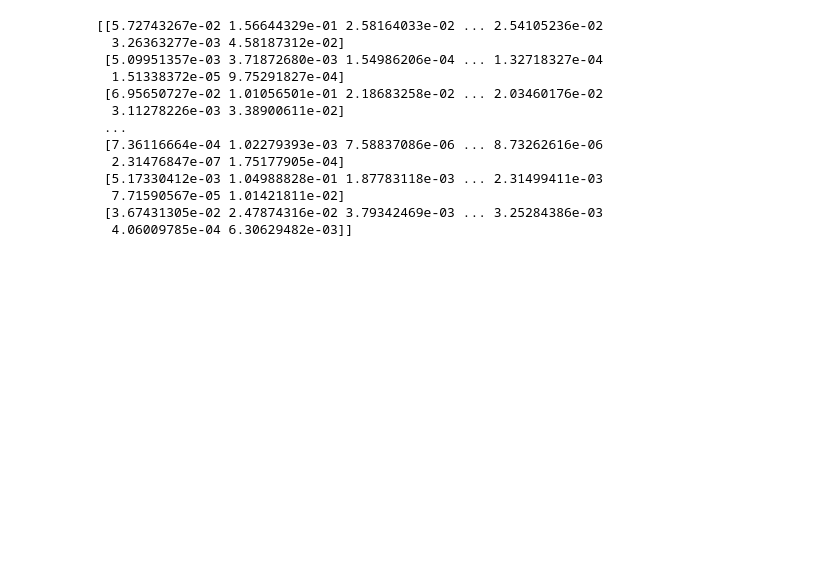
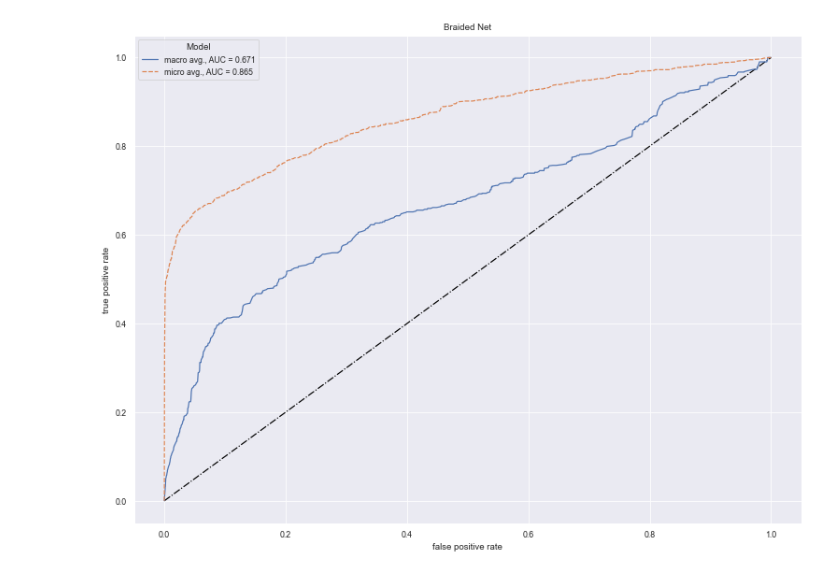
Before and after one commit to hillce/Meta_T1, a Jupyter notebook: braided_testing.ipynb, the cells around one changed output. Cells and saved outputs as stored; diff of their text form; code cells hidden in the pictures; blank space fills up the shorter version.

```diff
--- a/braided_testing.ipynb
+++ b/braided_testing.ipynb
@@ -146,16 +286,62 @@ pdff35 Only one class present in y_true. ROC AUC score is not defined in that ca
-# %%
-print(pred)
-# %% [output]
-[[5.72743267e-02 1.56644329e-01 2.58164033e-02 ... 2.54105236e-02
-  3.26363277e-03 4.58187312e-02]
- [5.09951357e-03 3.71872680e-03 1.54986206e-04 ... 1.32718327e-04
-  1.51338372e-05 9.75291827e-04]
- [6.95650727e-02 1.01056501e-01 2.18683258e-02 ... 2.03460176e-02
-  3.11278226e-03 3.38900611e-02]
- ...
- [7.36116664e-04 1.02279393e-03 7.58837086e-06 ... 8.73262616e-06
-  2.31476847e-07 1.75177905e-04]
- [5.17330412e-03 1.04988828e-01 1.87783118e-03 ... 2.31499411e-03
-  7.71590567e-05 1.01421811e-02]
- [3.67431305e-02 2.47874316e-02 3.79342469e-03 ... 3.25284386e-03
-  4.06009785e-04 6.30629482e-03]]
+# %%
+from sklearn.metrics import roc_curve, roc_auc_score, auc
+from scipy import interp
+import pandas
+import seaborn as sns
+
+plt.rcParams['figure.figsize'] = [6.4*2, 4.8*2]
+sns.set_theme("paper")
+sns.set_style(style="darkgrid")
+
+modelsArr = []
+fprArr = []
+tprArr = []
+
+tagNames = ['Artifacts', 'badsequence', 'Field_artefacts', 'highiron-lowt1', 'lookuptable-rip', 'm50pcfail', 'Other_Unlisted', 'pdff35', 'Rainbow', 'Segmentation_fail', 'Wrong_location', 'zeroct1']
+# tagNames = ["Include_Exclude"]
+
+fprDict = {}
+tprDict = {}
+rocDict = {}
+for i,name in enumerate(tagNames):
+    fprDict[name], tprDict[name], _ = roc_curve(y_test[:,i],pred[:,i])
+    rocDict[name] = roc_auc_score(y_test[:,i],pred[:,i])
+
+# First aggregate all false positive rates
+all_fpr = np.unique(np.concatenate([fprDict[name] for name in tagNames]))
+
+# Then interpolate all ROC curves at this points
+mean_tpr = np.zeros_like(all_fpr)
+for name in tagNames:
+    mean_tpr += interp(all_fpr, fprDict[name], tprDict[name])
+
+# Finally average it and compute AUC
+mean_tpr /= len(tagNames)
+auc_score = auc(all_fpr,mean_tpr)
+event = ["{}, AUC = {:.3f}".format("macro avg.",auc_score)]*(all_fpr.shape[0])
+
+modelsArr.extend(event)
+fprArr.extend(all_fpr)
+tprArr.extend(mean_tpr)
+
+fpr,tpr,_ = roc_curve(y_test.ravel(),pred.ravel())
+auc_score = roc_auc_score(y_test.ravel(),pred.ravel())
+
+event = ["{}, AUC = {:.3f}".format("micro avg.",auc_score)]*(fpr.shape[0])
+
+modelsArr.extend(event)
+fprArr.extend(fpr)
+tprArr.extend(tpr)
+
+event = np.array(modelsArr)
+fpr = np.array(fprArr)
+tpr = np.array(tprArr)
+df = pandas.DataFrame({"Model":event,"false positive rate":fpr,"true positive rate":tpr})
+
+plt.figure()
+plt.title("Braided Net")
+sns.lineplot(x=[0,1],y=[0,1],linestyle="-.",color='black')
+sns.lineplot(data=df,x="false positive rate",y="true positive rate",hue="Model",style="Model",ci=None)
+plt.show()
+# %% [output]
+[figure, added]
```
Also changed, not shown: parts of 15 cells of this notebook, 13 other files.
